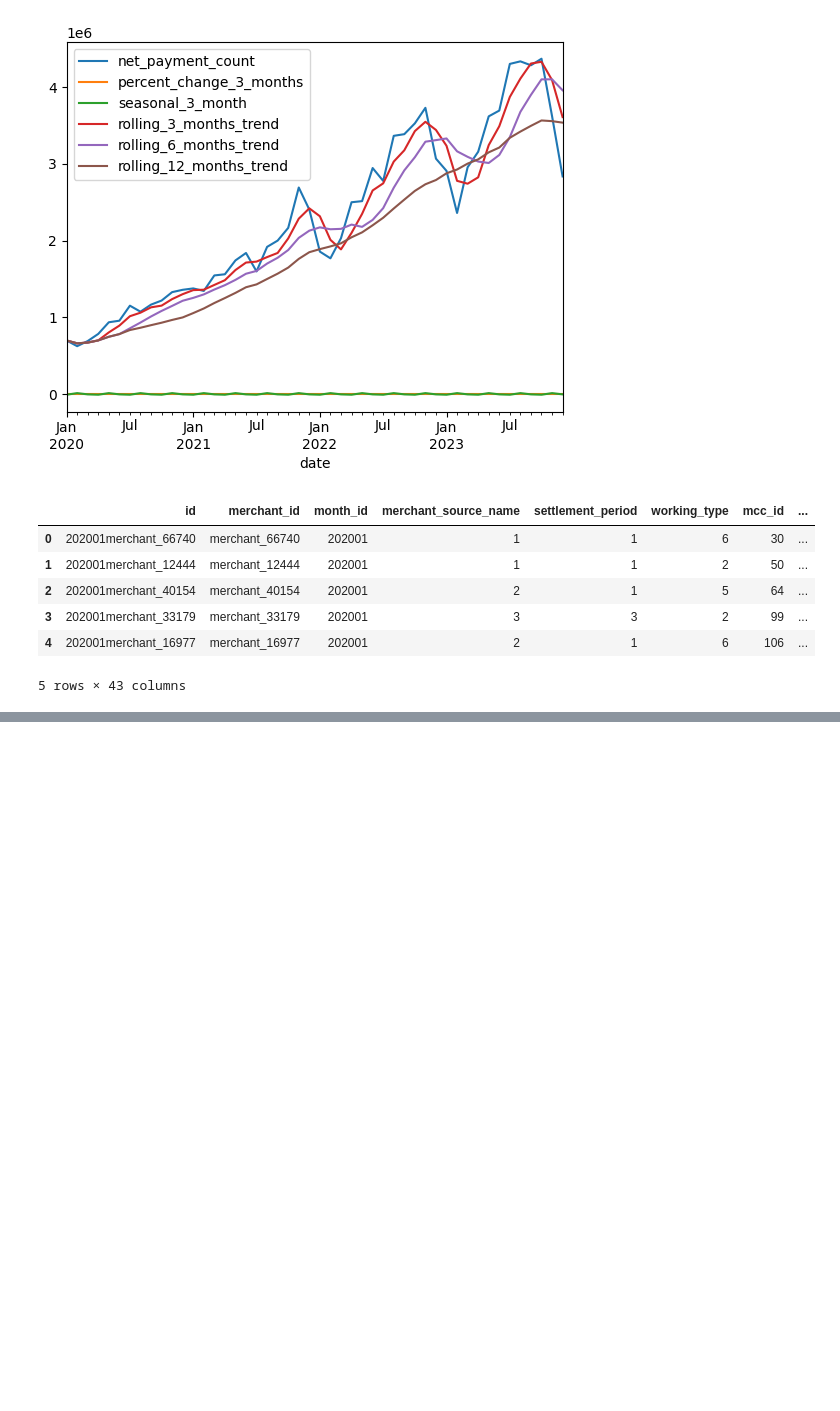
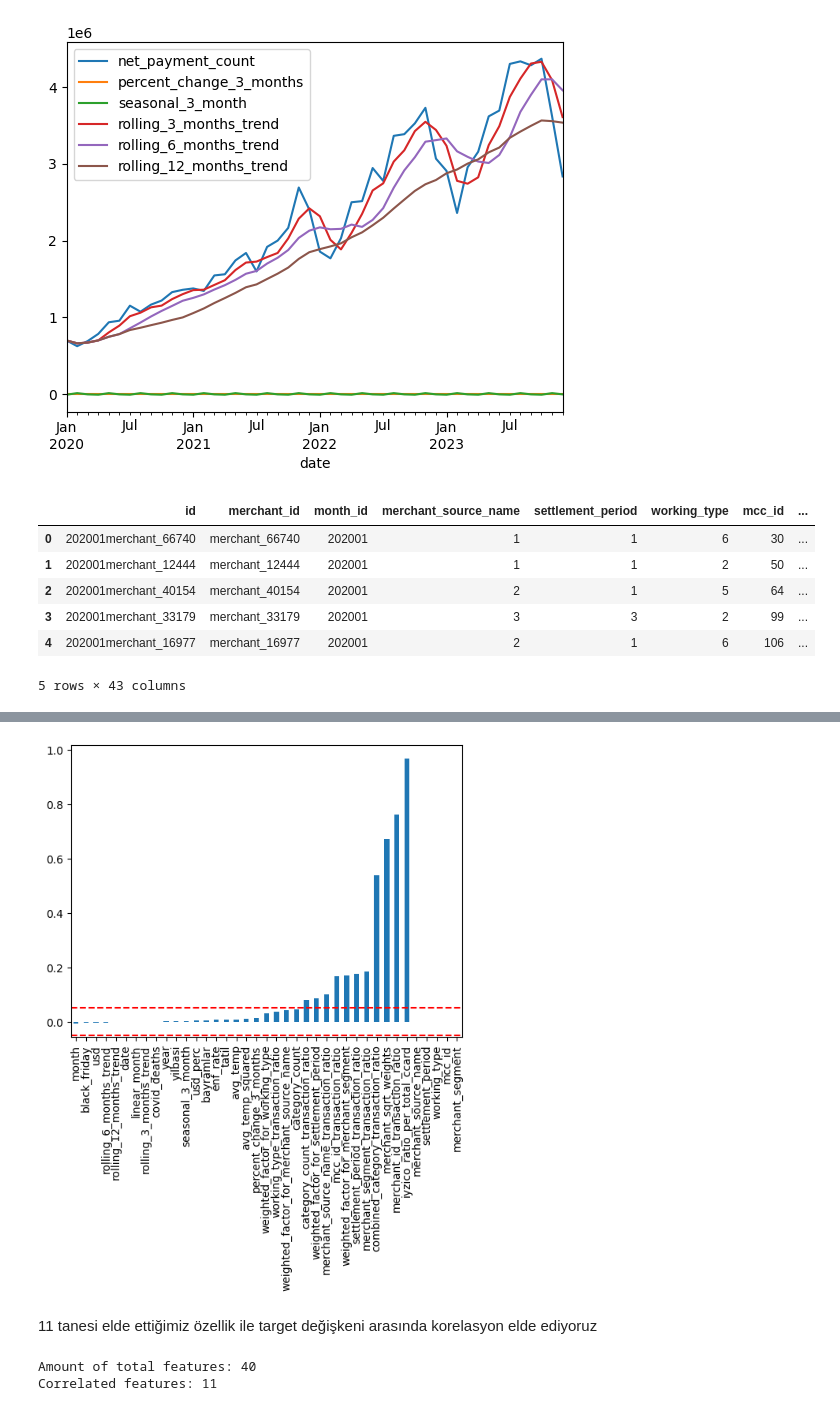
Before and after one commit to kntvrl/iyzico_project_tree_approach, a Jupyter notebook: iyzico_project.ipynb, the cells around one changed output, grey strips where cells are left out. Cells and saved outputs as stored; diff of their text form; code cells hidden in the pictures; blank space fills up the shorter version.

```diff
--- a/iyzico_project.ipynb
+++ b/iyzico_project.ipynb
@@ -835,0 +846,17 @@ train_test_concat.head()
+# %%
+tri_df["net_payment_count"].drop("net_payment_count").sort_values().plot(kind="bar")
+plt.axhline(0.05, color ="red",linestyle ='--')
+plt.axhline(-0.05, color='red',linestyle='--')
+plt.show()
+# %% [output]
+[figure, added]
+# %% [markdown]
+11 tanesi elde ettiğimiz özellik ile target değişkeni arasında korelasyon elde ediyoruz
+# %%
+cor_target = abs(tri_df["net_payment_count"])
+correlated_features  = cor_target[cor_target >=0.05]
+print("Amount of total features:",len(train_test_concat.select_dtypes(exclude=object).columns))
+print("Correlated features:",len(correlated_features))
+# %% [output]
+Amount of total features: 40
+Correlated features: 11
```
Also changed, not shown: parts of 13 cells of this notebook.
